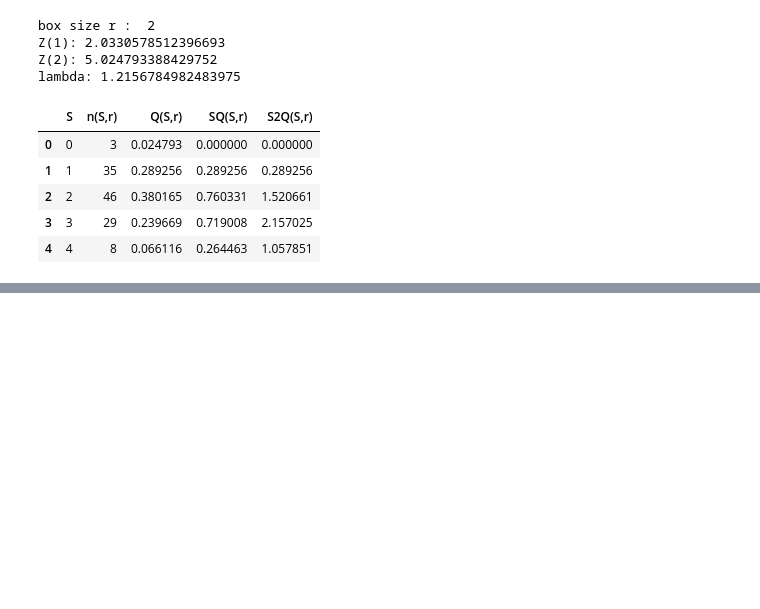
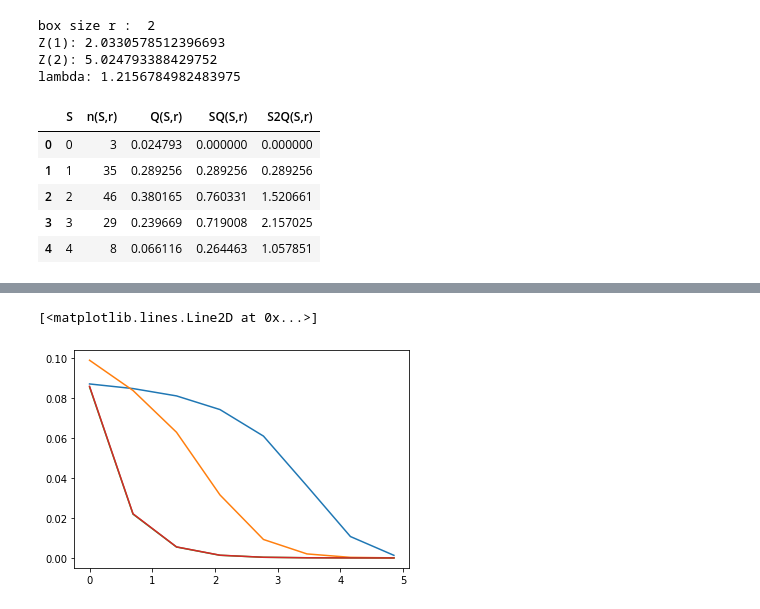
Before and after one commit to vaswin0/FracLac, a Jupyter notebook: lac_ind_paper.ipynb, the cells around one changed output, grey strips where cells are left out. Saved outputs shown, nothing was run; the diff lists cells and outputs as text; code cells hidden in the pictures; blank space fills up the shorter version.

```diff
--- a/lac_ind_paper.ipynb
+++ b/lac_ind_paper.ipynb
@@ -155,0 +233,9 @@ ax[1,1].imshow(RandHierarchFracGen(3, 216, [1,0.5,1]), cmap = 'gray')
+# %%
+for i in range(len(maps)):
+    if  maps[i,4] == 0.917:
+        plt.plot(np.log(box_size),np.log(lacunarity(RandHierarchFracGen(3, 216, maps[i,1:-1] )) ))
+
+plt.plot(np.log(box_size),np.log(lacunarity(random91)))
+# %% [output]
+[<matplotlib.lines.Line2D at 0x...>]
+[figure, added]
```
Also changed, not shown: parts of 17 cells of this notebook.
